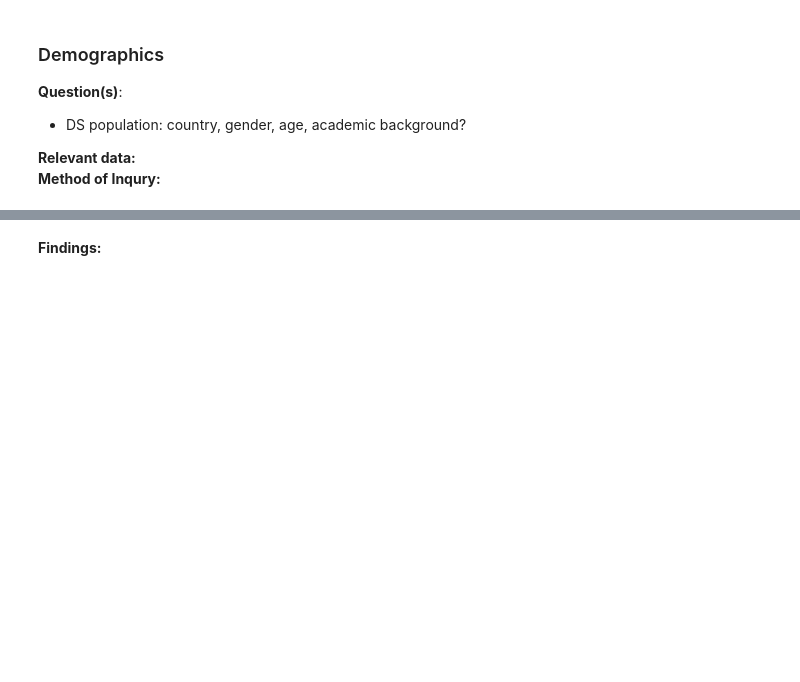
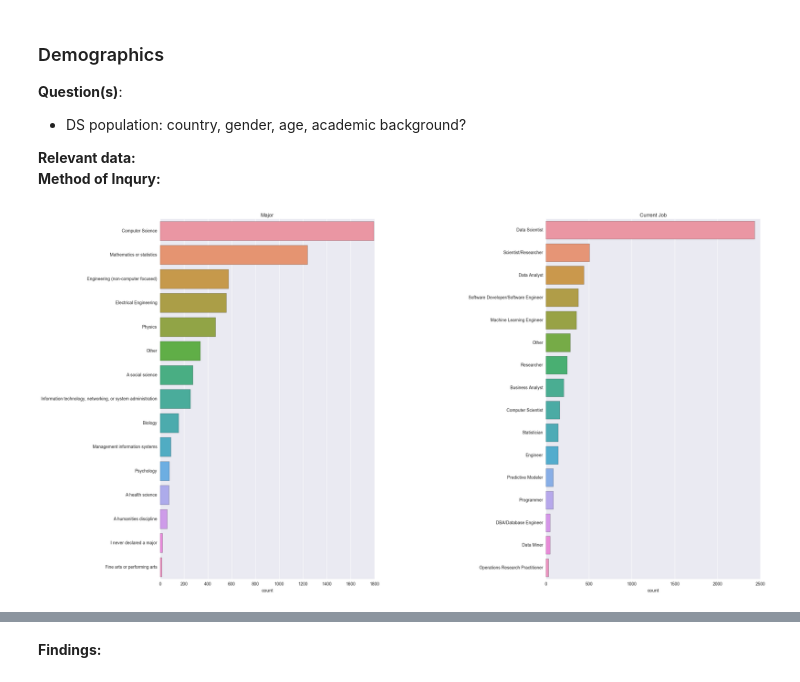
Before and after one commit to slavgl/kaggle-work, a Jupyter notebook: ML-and-Data-Science-Survey/ml-ds-survey-exploratory-analysis.ipynb, the cells around one changed output, grey strips where cells are left out. Cells and saved outputs as stored; diff of their text form; code cells hidden in the pictures; blank space fills up the shorter version.

```diff
--- a/ML-and-Data-Science-Survey/ml-ds-survey-exploratory-analysis.ipynb
+++ b/ML-and-Data-Science-Survey/ml-ds-survey-exploratory-analysis.ipynb
@@ -128,18 +128,13 @@ plt.show()
 # %%
 # academic background
 agef,ax=plt.subplots(1,2,figsize=(25,15))
-sns.countplot(y=response['MajorSelect'],ax=ax[0],order=response['MajorSelect'].value_counts().index)
+sns.countplot(y=dsresp['MajorSelect'],ax=ax[0],order=dsresp['MajorSelect'].value_counts().index)
 ax[0].set_title('Major')
 ax[0].set_ylabel('')
-sns.countplot(y=response['CurrentJobTitleSelect'],ax=ax[1],order=response['CurrentJobTitleSelect'].value_counts().index)
+sns.countplot(y=dsresp['CurrentJobTitleSelect'],ax=ax[1],order=dsresp['CurrentJobTitleSelect'].value_counts().index)
 ax[1].set_title('Current Job')
 ax[1].set_ylabel('')
 plt.subplots_adjust(wspace=0.8)
 plt.show()
-
-# age
-plt.subplots(figsize=(15,8))
-response['Age'].hist(bins=50,edgecolor='black')
-plt.xticks(list(range(0,80,5)))
-plt.title('Age Distribution')
-plt.show()
+# %% [output]
+[figure, added]
```
Also changed, not shown: parts of 8 cells of this notebook.
